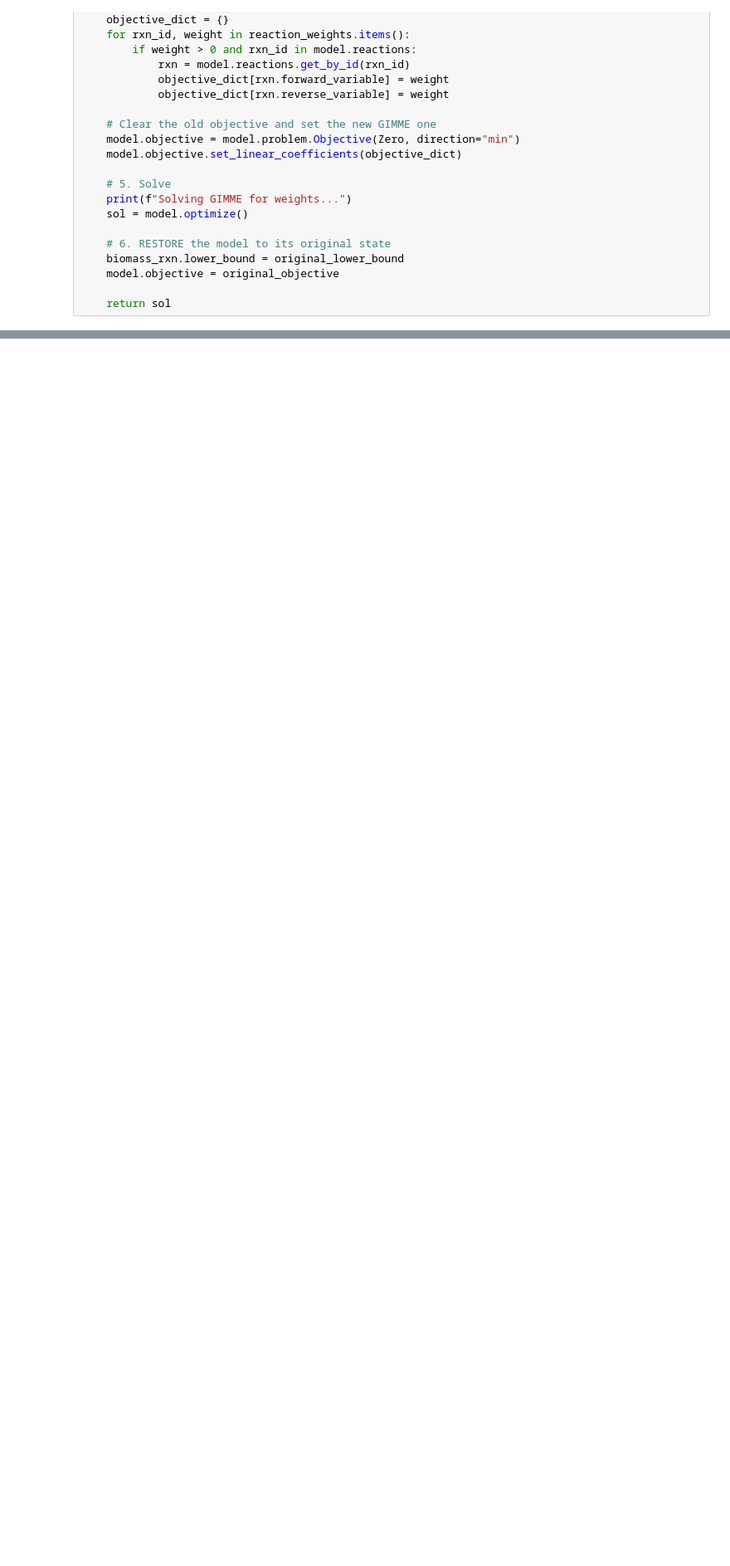
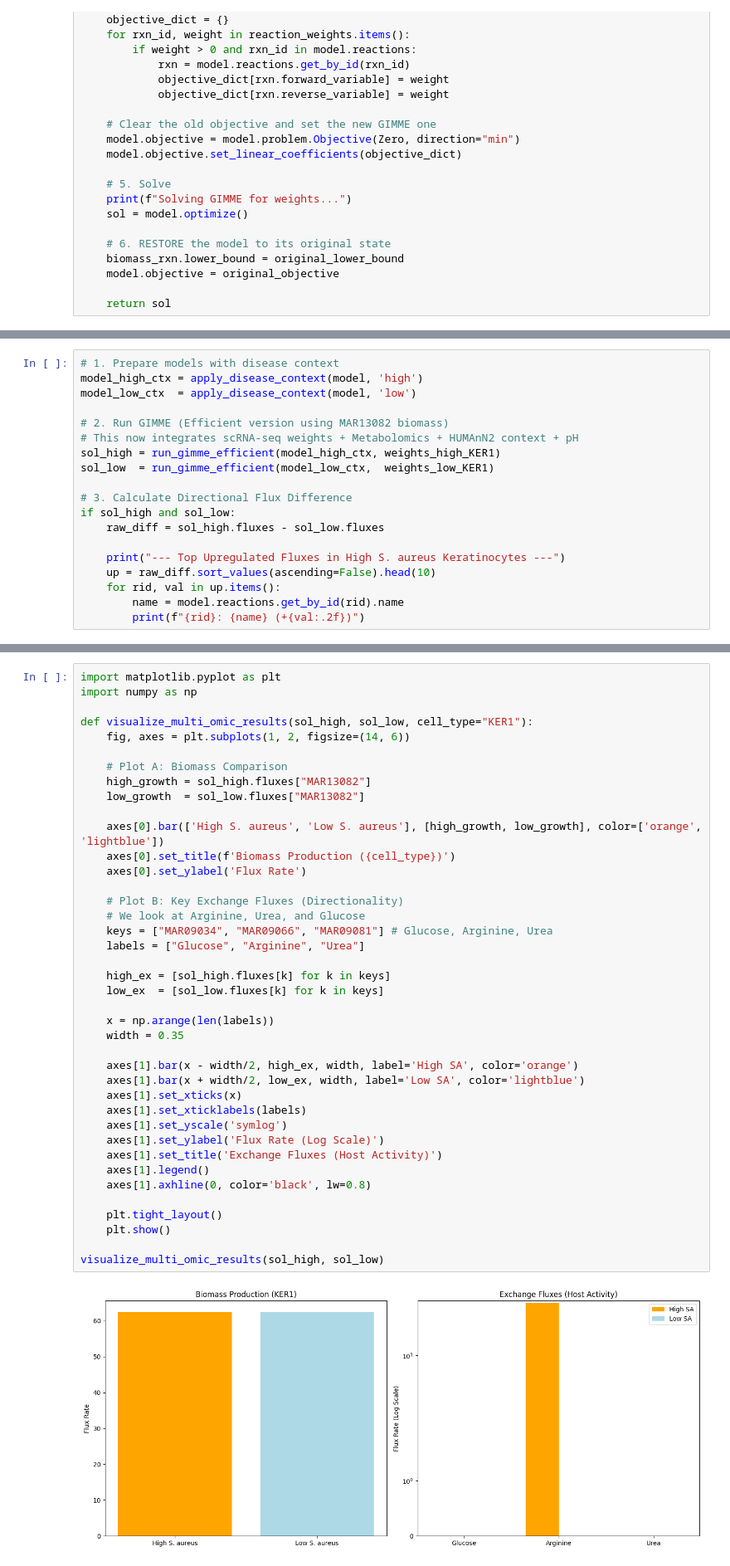
Before and after one commit to maisiev/Research_Project_Git, a Jupyter notebook: Scripts/GEM/GEM_02_Model_Building.ipynb, the cells around one changed output, grey strips where cells are left out. Shown at 83% size. Cells and saved outputs as stored; diff of their text form; blank space fills up the shorter version.

```diff
--- a/Scripts/GEM/GEM_02_Model_Building.ipynb
+++ b/Scripts/GEM/GEM_02_Model_Building.ipynb
@@ -610,0 +601,19 @@ Name: fluxes, dtype: float64
+# %%
+# 1. Prepare models with disease context
+model_high_ctx = apply_disease_context(model, 'high')
+model_low_ctx  = apply_disease_context(model, 'low')
+
+# 2. Run GIMME (Efficient version using MAR13082 biomass)
+# This now integrates scRNA-seq weights + Metabolomics + HUMAnN2 context + pH
+sol_high = run_gimme_efficient(model_high_ctx, weights_high_KER1)
+sol_low  = run_gimme_efficient(model_low_ctx,  weights_low_KER1)
+
+# 3. Calculate Directional Flux Difference
+if sol_high and sol_low:
+    raw_diff = sol_high.fluxes - sol_low.fluxes
+
+    print("--- Top Upregulated Fluxes in High S. aureus Keratinocytes ---")
+    up = raw_diff.sort_values(ascending=False).head(10)
+    for rid, val in up.items():
+        name = model.reactions.get_by_id(rid).name
+        print(f"{rid}: {name} (+{val:.2f})")
@@ -636,0 +677,42 @@ R: 1 reactions
+# %%
+import matplotlib.pyplot as plt
+import numpy as np
+
+def visualize_multi_omic_results(sol_high, sol_low, cell_type="KER1"):
+    fig, axes = plt.subplots(1, 2, figsize=(14, 6))
+
+    # Plot A: Biomass Comparison
+    high_growth = sol_high.fluxes["MAR13082"]
+    low_growth  = sol_low.fluxes["MAR13082"]
+
+    axes[0].bar(['High S. aureus', 'Low S. aureus'], [high_growth, low_growth], color=['orange', 'lightblue'])
+    axes[0].set_title(f'Biomass Production ({cell_type})')
+    axes[0].set_ylabel('Flux Rate')
+
+    # Plot B: Key Exchange Fluxes (Directionality)
+    # We look at Arginine, Urea, and Glucose
+    keys = ["MAR09034", "MAR09066", "MAR09081"] # Glucose, Arginine, Urea
+    labels = ["Glucose", "Arginine", "Urea"]
+
+    high_ex = [sol_high.fluxes[k] for k in keys]
+    low_ex  = [sol_low.fluxes[k] for k in keys]
+
+    x = np.arange(len(labels))
+    width = 0.35
+
+    axes[1].bar(x - width/2, high_ex, width, label='High SA', color='orange')
+    axes[1].bar(x + width/2, low_ex, width, label='Low SA', color='lightblue')
+    axes[1].set_xticks(x)
+    axes[1].set_xticklabels(labels)
+    axes[1].set_yscale('symlog')
+    axes[1].set_ylabel('Flux Rate (Log Scale)')
+    axes[1].set_title('Exchange Fluxes (Host Activity)')
+    axes[1].legend()
+    axes[1].axhline(0, color='black', lw=0.8)
+
+    plt.tight_layout()
+    plt.show()
+
+visualize_multi_omic_results(sol_high, sol_low)
+# %% [output]
+[figure, added]
```
Also changed, not shown: parts of 9 cells of this notebook.
